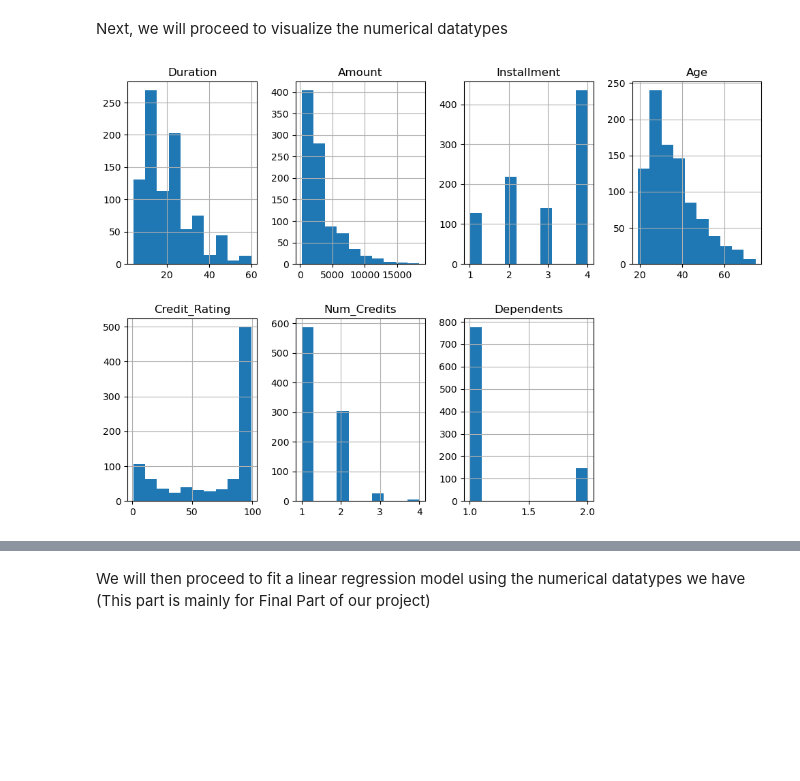
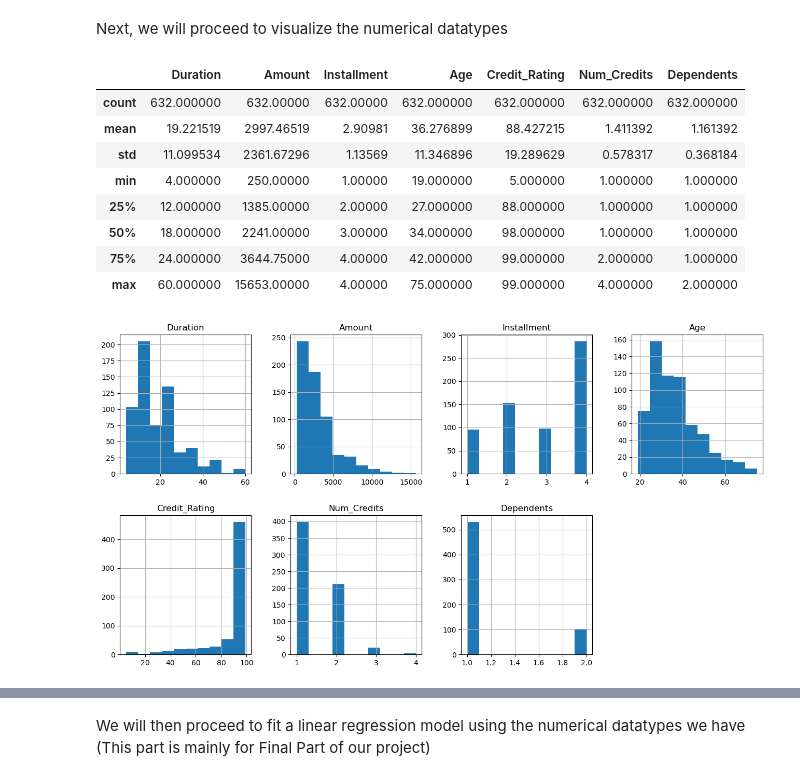
Before and after one commit to Bk49/CS105-Project, a Jupyter notebook: CS105 Project Submission Part I 2023.ipynb, the cells around one changed output, grey strips where cells are left out. Drawn from its saved outputs; the diff is of its cells as text; code cells hidden in the pictures; blank space fills up the shorter version.

```diff
--- a/CS105 Project Submission Part I 2023.ipynb
+++ b/CS105 Project Submission Part I 2023.ipynb
@@ -973,8 +1066,24 @@ plt.show()
 [figure]
 # %% [markdown]
 Next, we will proceed to visualize the numerical datatypes
+# %%
+df_A = df[df["Approval"] == "1"]
+df_NA = df[df["Approval"] == "0"]
+# %%
+df_A.describe()
+# %% [output]
+|  | Duration | Amount | Installment | Age | Credit_Rating | Num_Credits | Dependents |
+| count | 632.000000 | 632.00000 | 632.00000 | 632.000000 | 632.000000 | 632.000000 | 632.000000 |
+| mean | 19.221519 | 2997.46519 | 2.90981 | 36.276899 | 88.427215 | 1.411392 | 1.161392 |
+| std | 11.099534 | 2361.67296 | 1.13569 | 11.346896 | 19.289629 | 0.578317 | 0.368184 |
+| min | 4.000000 | 250.00000 | 1.00000 | 19.000000 | 5.000000 | 1.000000 | 1.000000 |
+| 25% | 12.000000 | 1385.00000 | 2.00000 | 27.000000 | 88.000000 | 1.000000 | 1.000000 |
+| 50% | 18.000000 | 2241.00000 | 3.00000 | 34.000000 | 98.000000 | 1.000000 | 1.000000 |
+| 75% | 24.000000 | 3644.75000 | 4.00000 | 42.000000 | 99.000000 | 2.000000 | 1.000000 |
+| max | 60.000000 | 15653.00000 | 4.00000 | 75.000000 | 99.000000 | 4.000000 | 2.000000 |
 # %%
-df.select_dtypes(include=['int']).hist(layout=(2, 4), figsize=(12, 8))
+df_numericA = df_A[["Duration", "Amount", "Installment", "Age", "Credit_Rating", "Num_Credits", "Dependents"]]
+df_numericA.hist(layout=(2,4), figsize=(16,8))
 plt.show()
 # %% [output]
-[figure, old version]
+[figure, new version]
```
Also changed, not shown: parts of 21 cells of this notebook.
